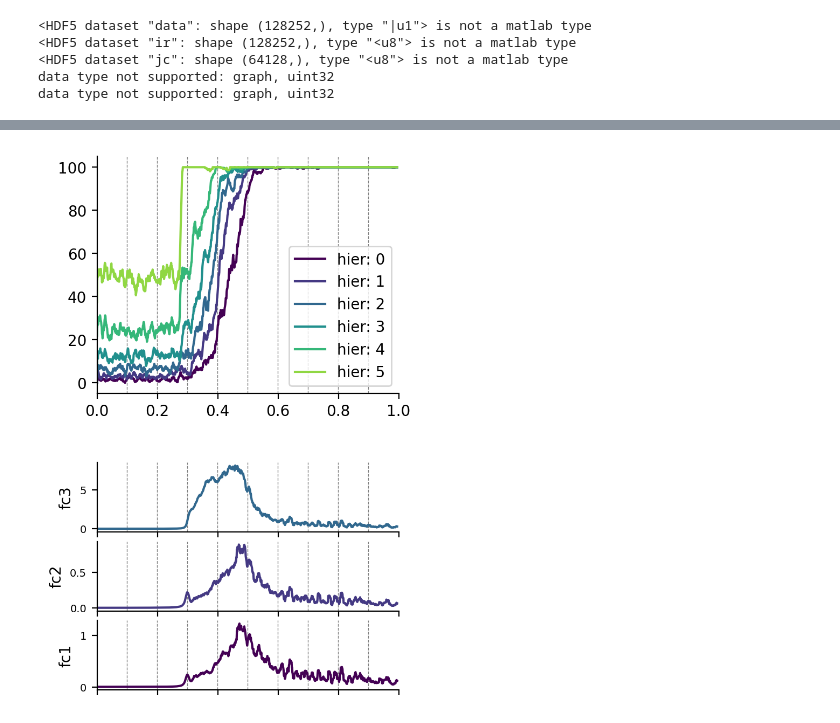
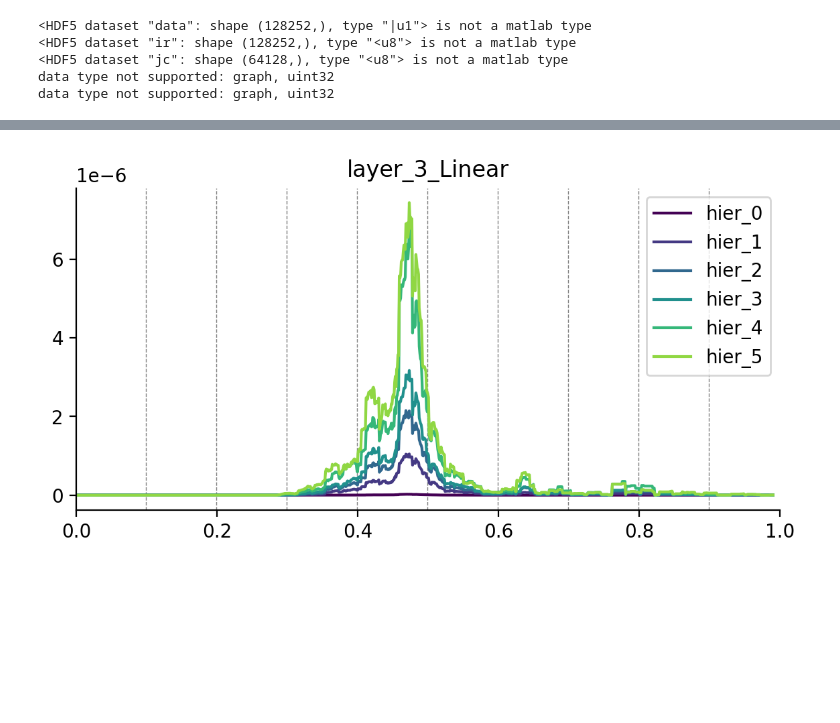
Before and after one commit to eghbalhosseini/neural_manifolds, a Jupyter notebook: create_gradient_figures_post_ICML.ipynb, the cells around one changed output, grey strips where cells are left out. Drawn from its saved outputs; the diff is of its cells as text; code cells hidden in the pictures; blank space fills up the shorter version.

Commit message:
different gradients

```diff
--- a/create_gradient_figures_post_ICML.ipynb
+++ b/create_gradient_figures_post_ICML.ipynb
@@ -120,3 +125,2 @@ for file in os.listdir(os.path.join(save_dir,analyze_identifier,model_identifier
 # %%
-gradient_results=pickle.load(open(gradient_pool_files[0],'rb'))
-gradient_results=gradient_results['gradient_results']
+gradient_results=pickle.load(open(gradient_pool_files[2],'rb'))
@@ -123,4 +163,19 @@ gradient_results=gradient_results['gradient_results']
+# %%
+
+gradient_results=pickle.load(open(gradient_pool_files[0],'rb'))
+gradient_results_L1=gradient_results['gradient_results']
+
+
+gradient_results=pickle.load(open(gradient_pool_files[1],'rb'))
+gradient_results_L2=gradient_results['gradient_results']
+
+
+gradient_results=pickle.load(open(gradient_pool_files[2],'rb'))
+gradient_results_L3=gradient_results['gradient_results']
 # %%
+gradient_results=pickle.load(open(gradient_pool_files[1],'rb'))
+gradient_results=gradient_results['gradient_results']['layer_3_Linear']
+
 xmin=0
 xmax=1
 av_window=20
@@ -139,4 +194,5 @@ ax1.vlines(epoch_bar,ax1.get_ylim()[0],ax1.get_ylim()[1],color=(.5,.5,.5),linest
 ax1.autoscale(enable=True, axis='x', tight=True)
 ax1.autoscale(enable=True, axis='y', tight=True)
 ax1.set_xlim((xmin,xmax))
+ax1.set_title('layer_3_Linear')
 # %% [output]
@@ -145,53 +200,24 @@ ax1.set_xlim((xmin,xmax))
 # %%
+gradient_results=pickle.load(open(gradient_pool_files[2],'rb'))
+layer_inspect=gradient_results['layer']
+gradient_results=gradient_results['gradient_results']
 xmin=0
 xmax=1
-num_colors=accuracies.shape[1]+1
+av_window=20
+num_colors=len(gradient_results.keys())+1
 h0=cm.get_cmap('viridis_r',num_colors)
 line_cols=np.flipud(h0(np.arange(num_colors)/num_colors))
+fig=plt.figure(1,figsize=(15,12),dpi=200,frameon=True)
+ax1=plt.axes((.05,.7,.35,.2))
+for idx,key in enumerate(gradient_results.keys()):
+    ax1.plot(moving_average(x_bar,av_window),moving_average(np.mean(gradient_results[key],axis=1),av_window),label=key,color=line_cols[idx,:])
 
-
-fig=plt.figure(1,figsize=(8,11),dpi=200,frameon=False)
-ax1=plt.axes((.05,.7,.35,.2))
-#ax1.plot(moving_average(x_bar,av_window),moving_average(accuracies[:,0],av_window),label='entities',color=line_cols[0,:])
 ax1.spines['right'].set_visible(False)
 ax1.spines['top'].set_visible(False)
-#ax1.set_ylabel('classification accuracy')
-#ax1.set_title(f"{model_identifier}\n{train_identifier}",fontsize=8)
-#ax1.vlines(epoch_bar,ax1.get_ylim()[0],ax1.get_ylim()[1],color=(.5,.5,.5),linestyle='dashed',linewidth=.5)
-#ax1.autoscale(enable=True, axis='x', tight=True)
-#ax1.autoscale(enable=True, axis='y', tight=True)
-#ax1.set_xlim((xmin,xmax))
-
-#ax2=plt.axes((.05,.45,.35,.2))
-ax2=plt.axes((.05,.7,.35,.2))
-for h in range(accuracies.shape[1]):
-        ax2.plot(moving_average(x_bar,av_window),moving_average(accuracies[:,h],av_window),label=f'hier: {h}',color=line_cols[h,:])
-ax2.spines['right'].set_visible(False)
-ax2.spines['top'].set_visible(False)
-ax2.legend()
-ax2.vlines(epoch_bar,ax2.get_ylim()[0],ax2.get_ylim()[1],color=(.5,.5,.5),linestyle='dashed',linewidth=.5)
-ax2.autoscale(enable=True, axis='x', tight=True)
-ax2.autoscale(enable=True, axis='y', tight=True)
-ax2.set_xlim((xmin,xmax))
-
-
-axis_split=accuracies.shape[1]
-
-for h in range(all_grad.shape[1]):
-    ax2=plt.axes((.05,.45+h*.4/axis_split,.35,.4/axis_split-0.008))
-
-
-    ax2.plot(moving_average(x_bar,av_window),moving_average(all_grad[:,h],av_window),label=f'hier: {h}',color=line_cols[h,:])
-    ax2.spines['right'].set_visible(False)
-    ax2.spines['top'].set_visible(False)
-    ax2.axes.xaxis.set_ticklabels([])
-    ax2.set_ylabel(all_grad_names[h])
-    #ax2.axes.yaxis.set_ticklabels([])
-    #ax2.axes.yaxis.set_ticklabels(ax2.get_ticklabels())
-    plt.setp(ax2.get_yticklabels(), fontsize=7)
-#ax2.legend()
-    ax2.vlines(epoch_bar,ax2.get_ylim()[0],ax2.get_ylim()[1],color=(.5,.5,.5),linestyle='dashed',linewidth=.5)
-    ax2.autoscale(enable=True, axis='x', tight=True)
-    ax2.autoscale(enable=True, axis='y', tight=True)
-    ax2.set_xlim((xmin,xmax))
+ax1.legend()
+ax1.vlines(epoch_bar,ax1.get_ylim()[0],ax1.get_ylim()[1],color=(.5,.5,.5),linestyle='dashed',linewidth=.5)
+ax1.autoscale(enable=True, axis='x', tight=True)
+ax1.autoscale(enable=True, axis='y', tight=True)
+ax1.set_xlim((xmin,xmax))
+ax1.set_title(layer_inspect)
 # %% [output]
@@ -198 +225 @@ for h in range(all_grad.shape[1]):
-[figure, old version]
+[figure, new version]
```
Also changed, not shown: parts of 34 cells of this notebook, 2 other files.
